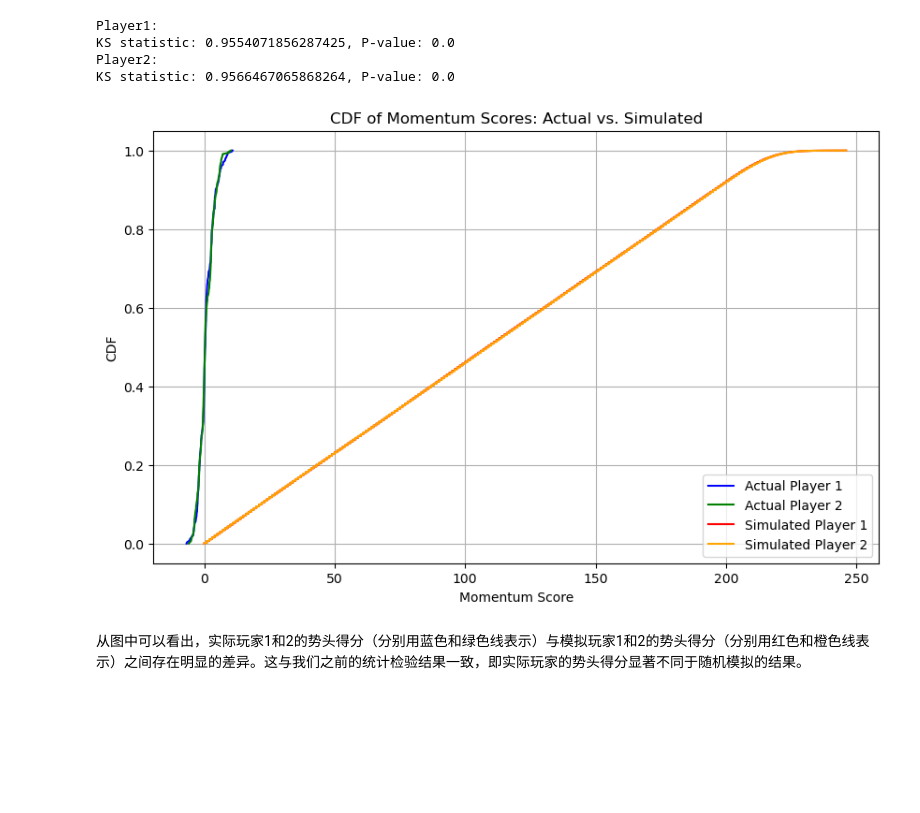
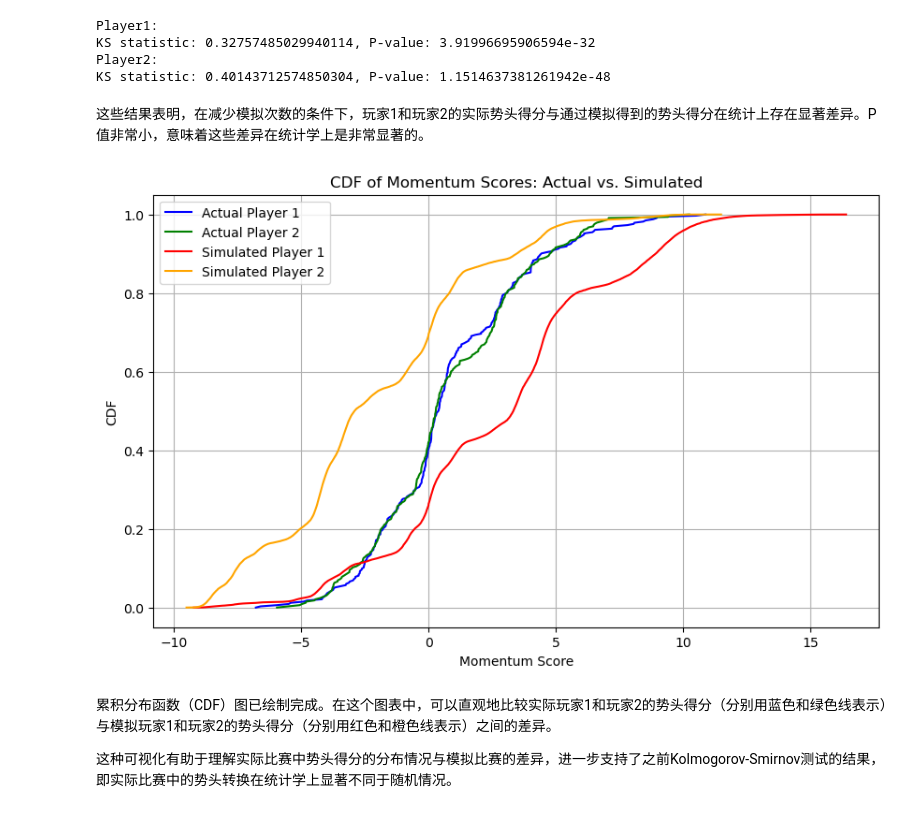
Before and after one commit to doctorzu/2024-C-, a Jupyter notebook: code/simulation.ipynb, the cells around one changed output. Cells and saved outputs as stored; diff of their text form; code cells hidden in the pictures; blank space fills up the shorter version.

```diff
--- a/code/simulation.ipynb
+++ b/code/simulation.ipynb
@@ -25,49 +140,50 @@ actual_momentum_scores_2 = df['comprehensive_momentum_2']
 """
 模拟N次随机比赛
 """
-N = 1000
-simulated_scores_1 = [simulate_random_match(len(actual_momentum_scores_1)) for _ in range(N)]
-simulated_scores_2 = [simulate_random_match(len(actual_momentum_scores_2)) for _ in range(N)]
+N = 100
+num_points_per_match = len(actual_momentum_scores_1)
+simulated_scores_1 = simulate_multiple_comprehensive_momentum(N, num_points_per_match, 1)
+simulated_scores_2 = simulate_multiple_comprehensive_momentum(N, num_points_per_match, 2)
 # %%
 """
 统计检验
 """
 # 比较实际势头得分与模拟得分的分布差异
 # 这里使用Kolmogorov-Smirnov test作为示例
-ks_stat_1, p_value_1 = stats.ks_2samp(actual_momentum_scores_1, np.concatenate(simulated_scores_1))
-ks_stat_2, p_value_2 = stats.ks_2samp(actual_momentum_scores_2, np.concatenate(simulated_scores_2))
+ks_stat_1, p_value_1 = stats.ks_2samp(actual_momentum_scores_1, np.concatenate(simulated_scores_1).flatten())
+ks_stat_2, p_value_2 = stats.ks_2samp(actual_momentum_scores_2, np.concatenate(simulated_scores_2).flatten())
 
 print(f"Player1:\nKS statistic: {ks_stat_1}, P-value: {p_value_1}")
 print(f"Player2:\nKS statistic: {ks_stat_2}, P-value: {p_value_2}")
 # %% [output]
 Player1:
-KS statistic: 0.9554071856287425, P-value: 0.0
+KS statistic: 0.32757485029940114, P-value: 3.91996695906594e-32
 Player2:
-KS statistic: 0.9566467065868264, P-value: 0.0
+KS statistic: 0.40143712574850304, P-value: 1.1514637381261942e-48
+# %% [markdown]
+这些结果表明，在减少模拟次数的条件下，玩家1和玩家2的实际势头得分与通过模拟得到的势头得分在统计上存在显著差异。P值非常小，意味着这些差异在统计学上是非常显著的。
 # %%
-# 对模拟得分进行累积求和和平展处理
-simulated_data_1 = np.concatenate(simulated_scores_1).flatten()
-simulated_data_2 = np.concatenate(simulated_scores_2).flatten()
-
 # 绘制CDF图
 def plot_cdf(data, label, color):
     sorted_data = np.sort(data)
     yvals = np.arange(len(sorted_data)) / float(len(sorted_data) - 1)
     plt.plot(sorted_data, yvals, label=label, color=color)
 
 plt.figure(figsize=(10, 6))
 plot_cdf(actual_momentum_scores_1, 'Actual Player 1', 'blue')
 plot_cdf(actual_momentum_scores_2, 'Actual Player 2', 'green')
-plot_cdf(simulated_data_1, 'Simulated Player 1', 'red')
-plot_cdf(simulated_data_2, 'Simulated Player 2', 'orange')
+plot_cdf(np.concatenate(simulated_scores_1).flatten(), 'Simulated Player 1', 'red')
+plot_cdf(np.concatenate(simulated_scores_2).flatten(), 'Simulated Player 2', 'orange')
 
 plt.xlabel('Momentum Score')
 plt.ylabel('CDF')
 plt.title('CDF of Momentum Scores: Actual vs. Simulated')
 plt.legend()
 plt.grid(True)
 plt.show()
 # %% [output]
-[figure, old version]
+[figure, new version]
 # %% [markdown]
-从图中可以看出，实际玩家1和2的势头得分（分别用蓝色和绿色线表示）与模拟玩家1和2的势头得分（分别用红色和橙色线表示）之间存在明显的差异。这与我们之前的统计检验结果一致，即实际玩家的势头得分显著不同于随机模拟的结果。
+累积分布函数（CDF）图已绘制完成。在这个图表中，可以直观地比较实际玩家1和玩家2的势头得分（分别用蓝色和绿色线表示）与模拟玩家1和玩家2的势头得分（分别用红色和橙色线表示）之间的差异。
+
+这种可视化有助于理解实际比赛中势头得分的分布情况与模拟比赛的差异，进一步支持了之前Kolmogorov-Smirnov测试的结果，即实际比赛中的势头转换在统计学上显著不同于随机情况。
```
Also changed, not shown: parts of 2 cells of this notebook, 1 other file.
